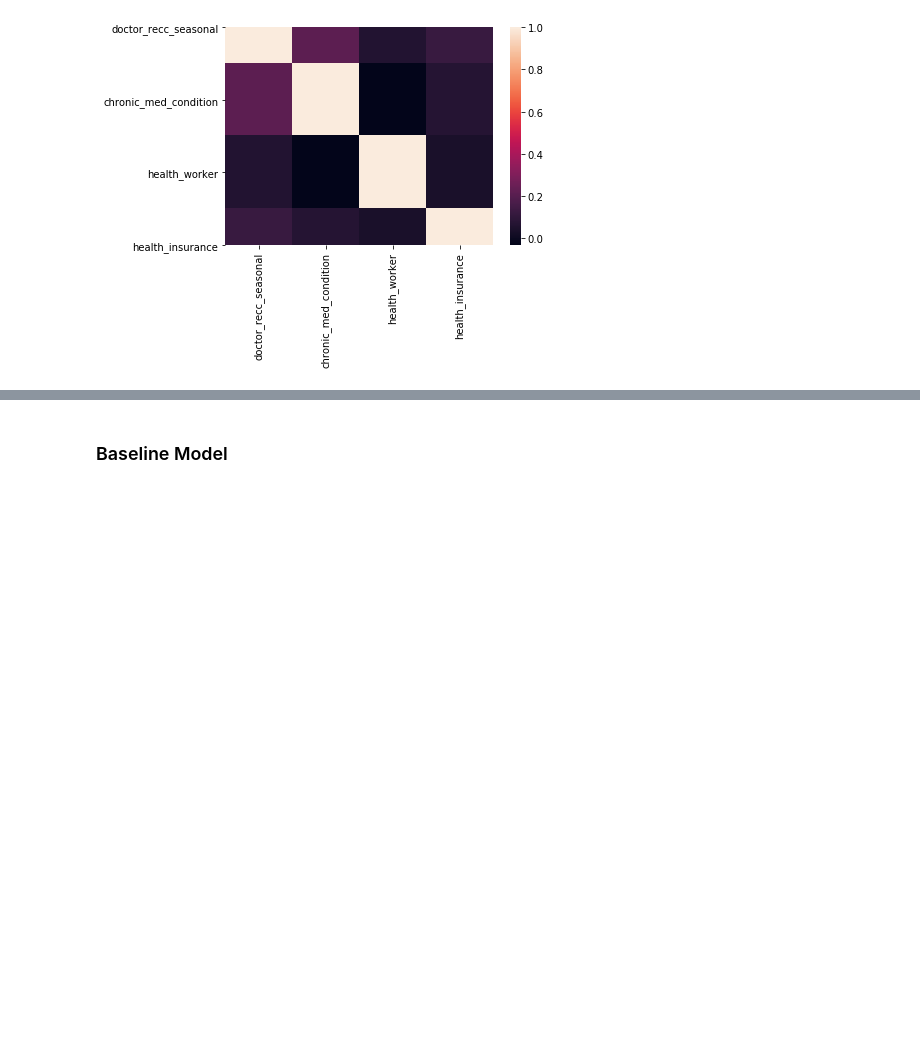
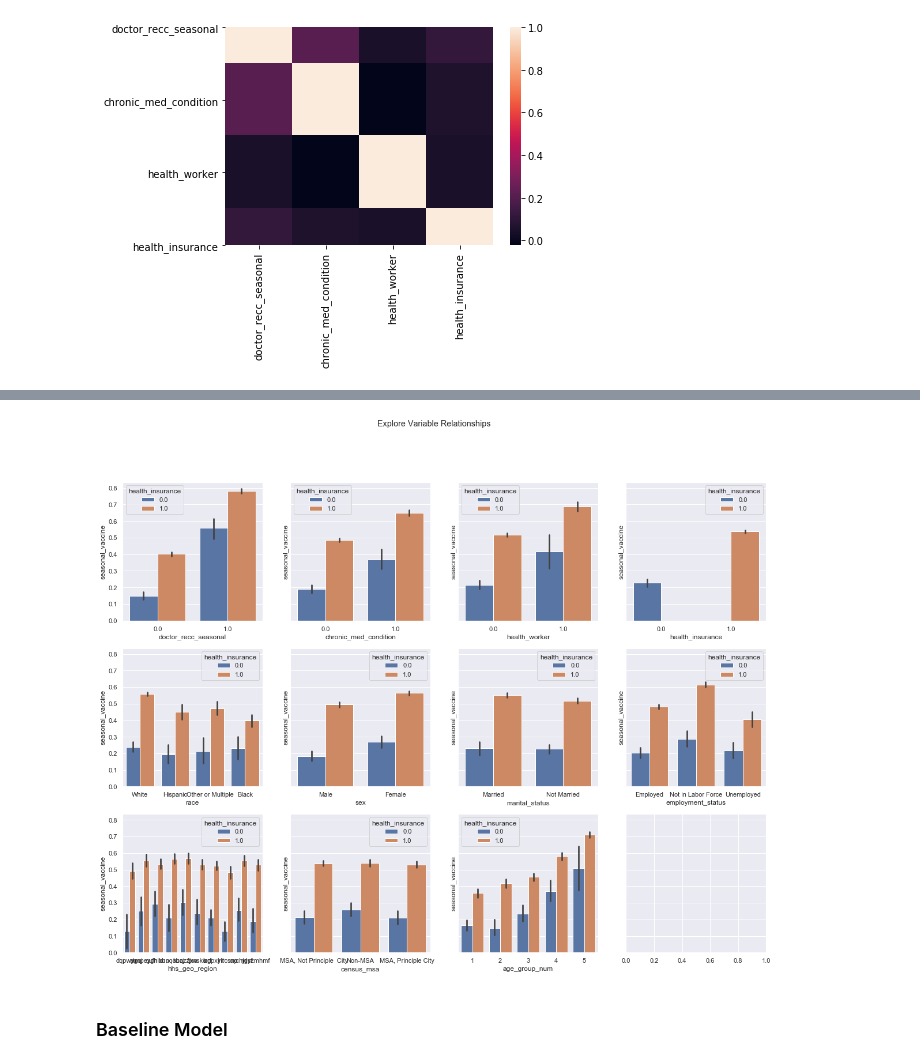
Before and after one commit to lilisbeit/Targeted-Flu-Vaccination-Outreach, a Jupyter notebook: final-model.ipynb, the cells around one changed output, grey strips where cells are left out. Saved outputs shown, nothing was run; the diff lists cells and outputs as text; code cells hidden in the pictures; blank space fills up the shorter version.

Commit message:
add subplot-view of variable interactions

```diff
--- a/final-model.ipynb
+++ b/final-model.ipynb
@@ -338,3 +339,33 @@ for c in train_to_plot.drop(columns=['seasonal_vaccine']).columns:
+# %%
+# create features list
+features = [col for col in train_to_plot.columns if col not in ['seasonal_vaccine',
+                                                                'employment_industry',
+                                                                'employment_occupation']]
+
+# determine number of rows and columns
+num_plots = len(features)
+num_cols = 4
+if num_plots%num_cols == 0:
+    num_rows = num_plots//num_cols
+else:
+    num_rows = (num_plots//num_cols)+1
+
+# create figure
+fig, axes = plt.subplots(num_rows, num_cols, figsize=(num_cols*5,num_rows*5), sharey=True)
+fig.suptitle('Explore Variable Relationships')
+
+test_hue = 'health_insurance'
+
+# create subplots
+for f in features:
+    row_number = features.index(f)//num_cols
+    col_number = features.index(f)%num_cols
+    sns.barplot(ax=axes[row_number, col_number],
+    x=train_to_plot[f],
+    y=train_to_plot['seasonal_vaccine'],
+    hue=train_to_plot[test_hue])
+# %% [output]
+[figure, added]
 # %% [markdown]
 ### Baseline Model
 # %% [markdown]
```
Also changed, not shown: parts of 59 cells of this notebook, 4 other files.
